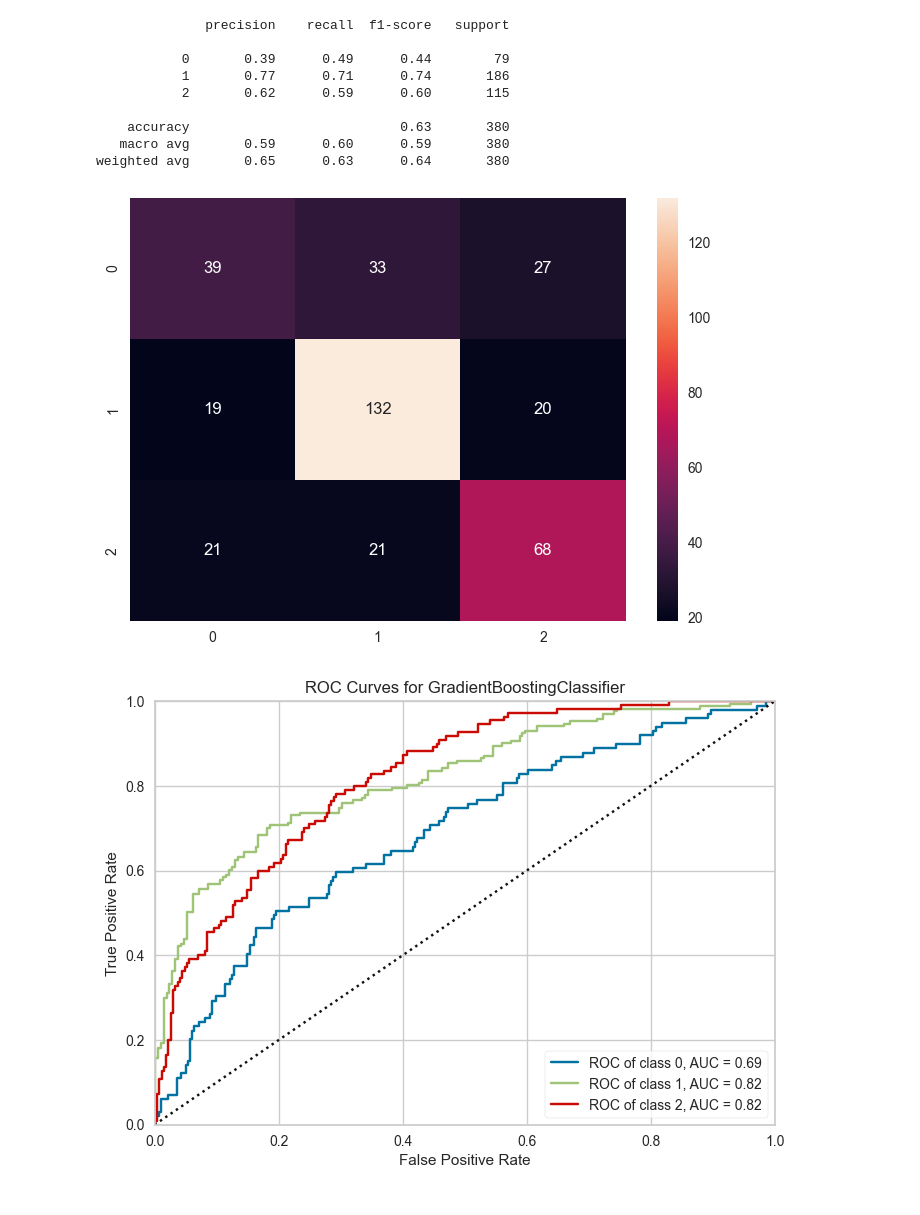
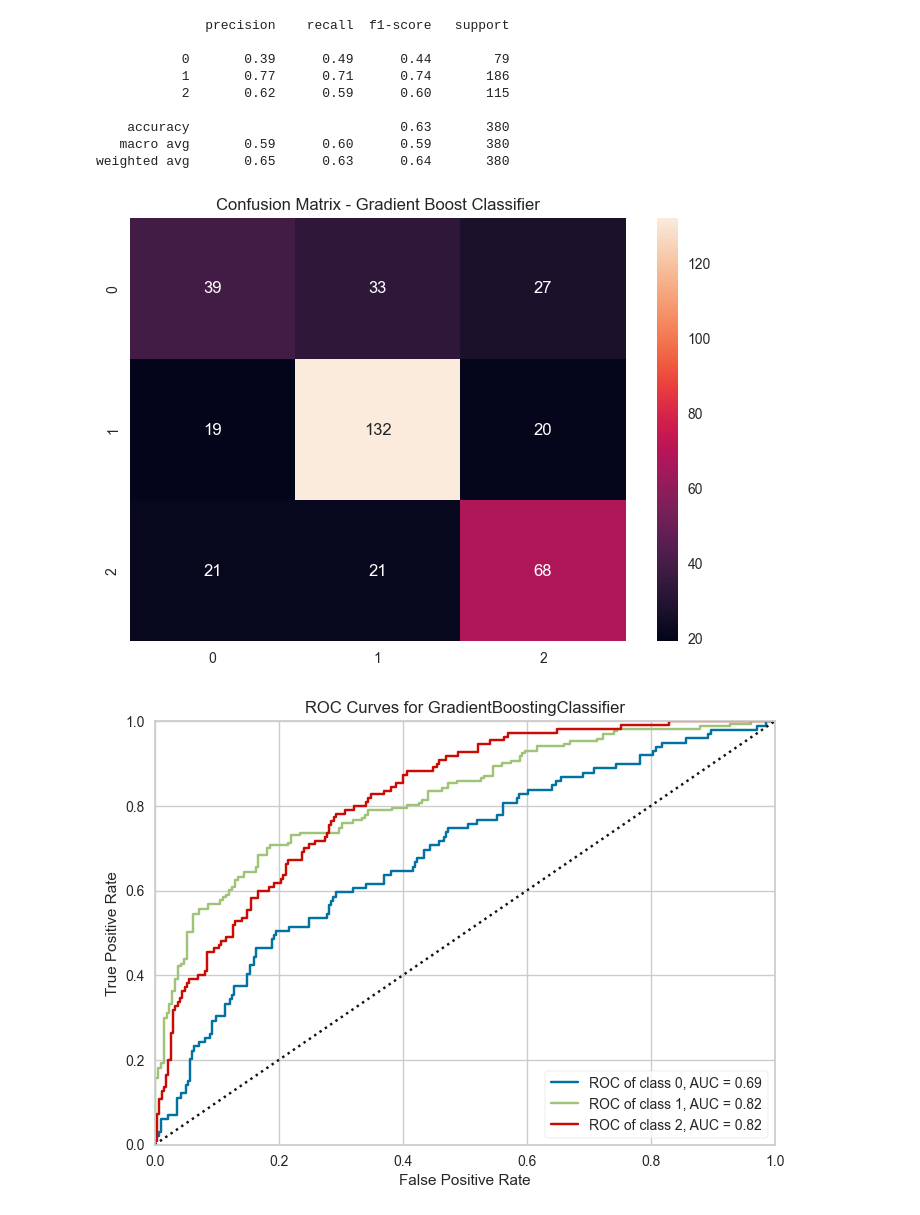
Before and after one commit to natelg1998/laligaproject, a Jupyter notebook: notebooks/data_analysis/laliga_final.ipynb, the cells around one changed output. Saved outputs shown, nothing was run; the diff lists cells and outputs as text; code cells hidden in the pictures.

```diff
--- a/notebooks/data_analysis/laliga_final.ipynb
+++ b/notebooks/data_analysis/laliga_final.ipynb
@@ -1516,9 +1517,10 @@ weighted avg       0.65      0.63      0.64       380
 # %%
 cm = confusion_matrix(y_test, y_pred)
 sns.heatmap(cm, annot=True, fmt = "d")
+plt.title("Confusion Matrix - Gradient Boost Classifier")
 plt.show()
 # %% [output]
-[figure, old version]
+[figure, new version]
 # %%
 visualizer= ROCAUC(gbc_final, classes=["0", "1", "2"], micro = False, macro=False)
 visualizer.fit(X_train, y_train)
```
Also changed, not shown: parts of 22 cells of this notebook.
